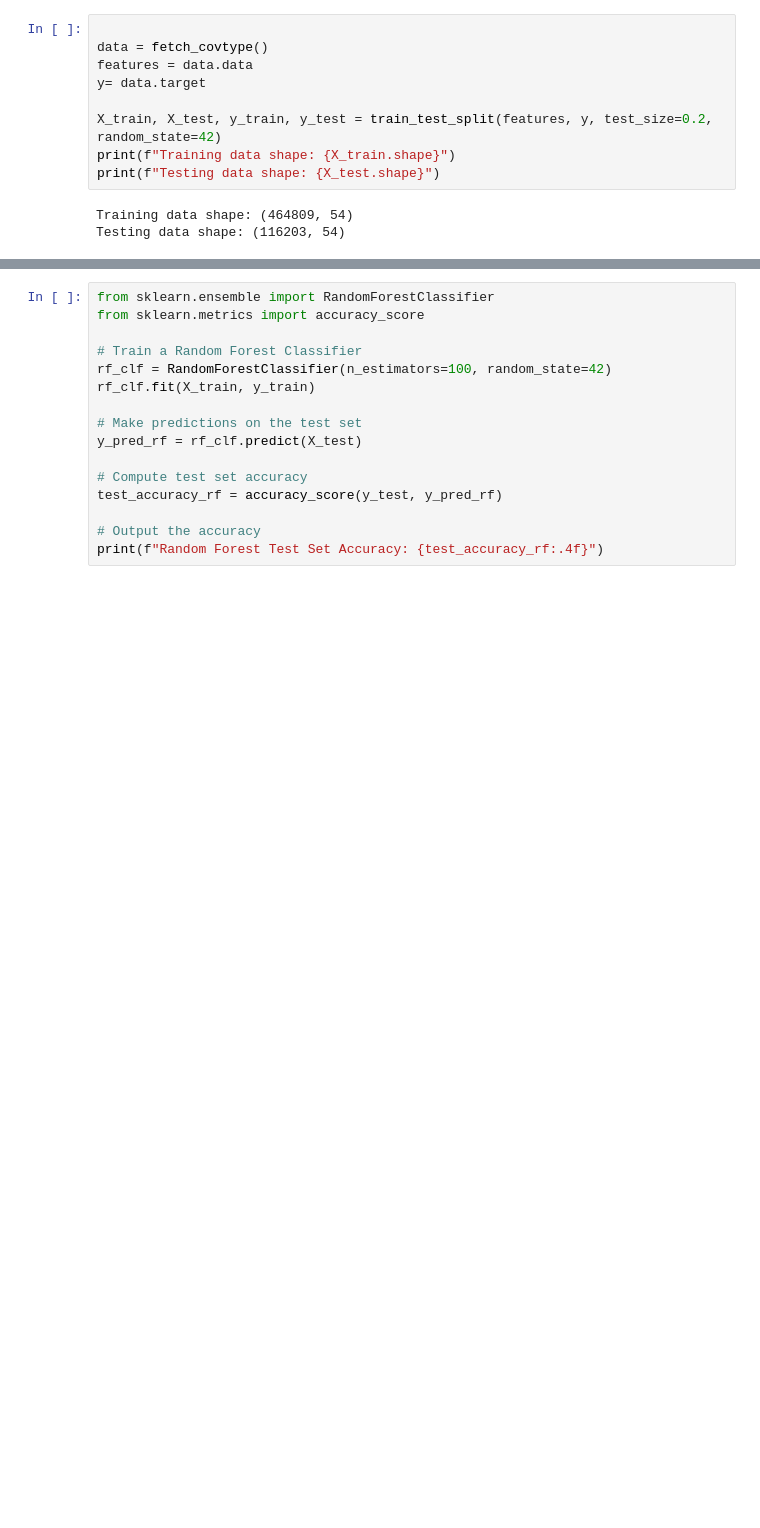
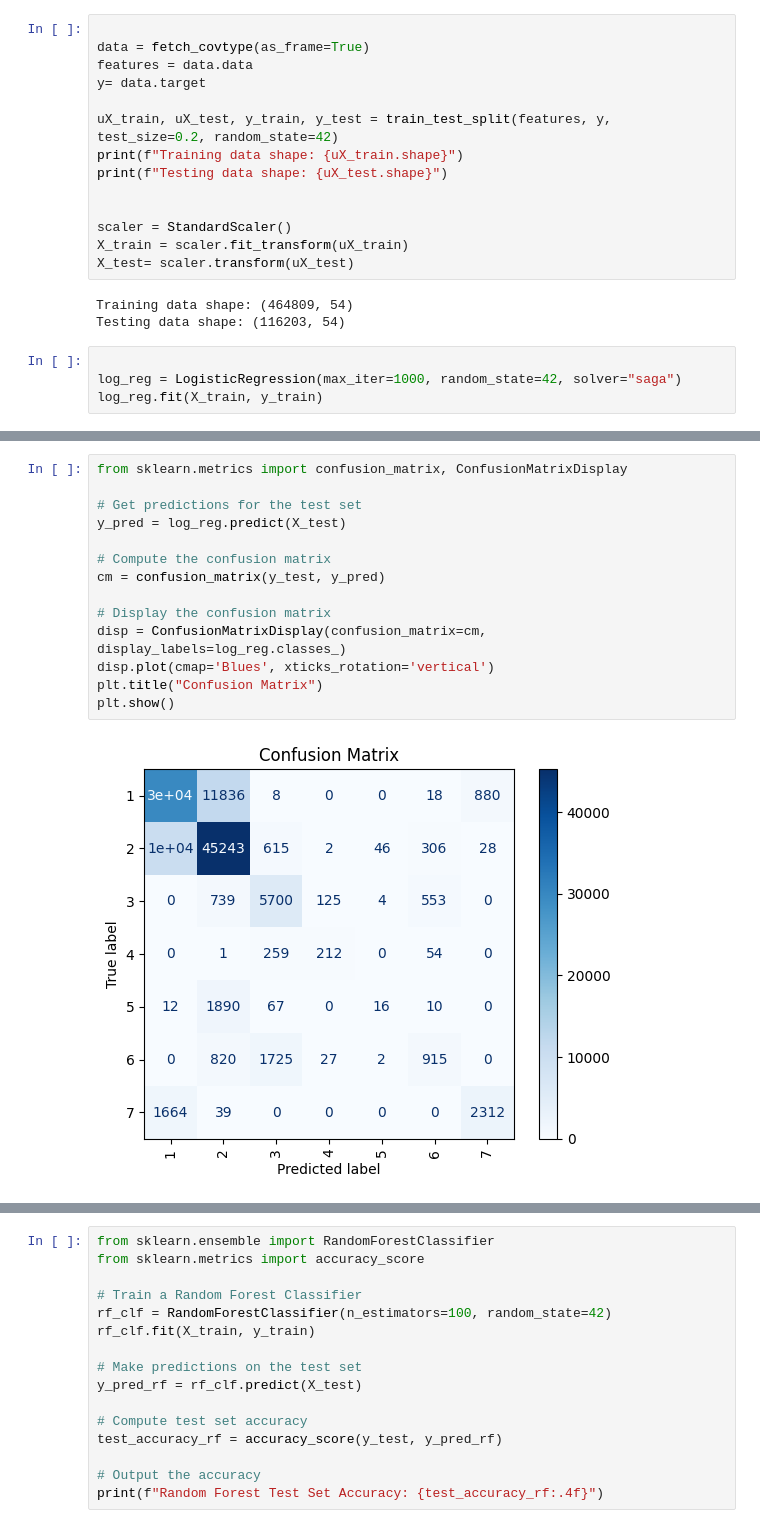
Before and after one commit to ima-eky/ml_cw, a Jupyter notebook: classification.ipynb, the cells around one changed output, grey strips where cells are left out. Drawn from its saved outputs; the diff is of its cells as text; blank space fills up the shorter version.

```diff
--- a/classification.ipynb
+++ b/classification.ipynb
@@ -13,12 +14,21 @@ from sklearn.metrics import accuracy_score
 # %%
 
-data = fetch_covtype()
+data = fetch_covtype(as_frame=True)
 features = data.data
 y= data.target
 
-X_train, X_test, y_train, y_test = train_test_split(features, y, test_size=0.2, random_state=42)
-print(f"Training data shape: {X_train.shape}")
-print(f"Testing data shape: {X_test.shape}")
+uX_train, uX_test, y_train, y_test = train_test_split(features, y, test_size=0.2, random_state=42)
+print(f"Training data shape: {uX_train.shape}")
+print(f"Testing data shape: {uX_test.shape}")
+
+
+scaler = StandardScaler()
+X_train = scaler.fit_transform(uX_train)
+X_test= scaler.transform(uX_test)
 # %% [output]
 Training data shape: (464809, 54)
 Testing data shape: (116203, 54)
+# %%
+
+log_reg = LogisticRegression(max_iter=1000, random_state=42, solver="saga")
+log_reg.fit(X_train, y_train)
@@ -24,0 +46,16 @@ Testing data shape: (116203, 54)
+# %%
+from sklearn.metrics import confusion_matrix, ConfusionMatrixDisplay
+
+# Get predictions for the test set
+y_pred = log_reg.predict(X_test)
+
+# Compute the confusion matrix
+cm = confusion_matrix(y_test, y_pred)
+
+# Display the confusion matrix
+disp = ConfusionMatrixDisplay(confusion_matrix=cm, display_labels=log_reg.classes_)
+disp.plot(cmap='Blues', xticks_rotation='vertical')
+plt.title("Confusion Matrix")
+plt.show()
+# %% [output]
+[figure, added]
```
Also changed, not shown: parts of 12 cells of this notebook, 39 other files.
